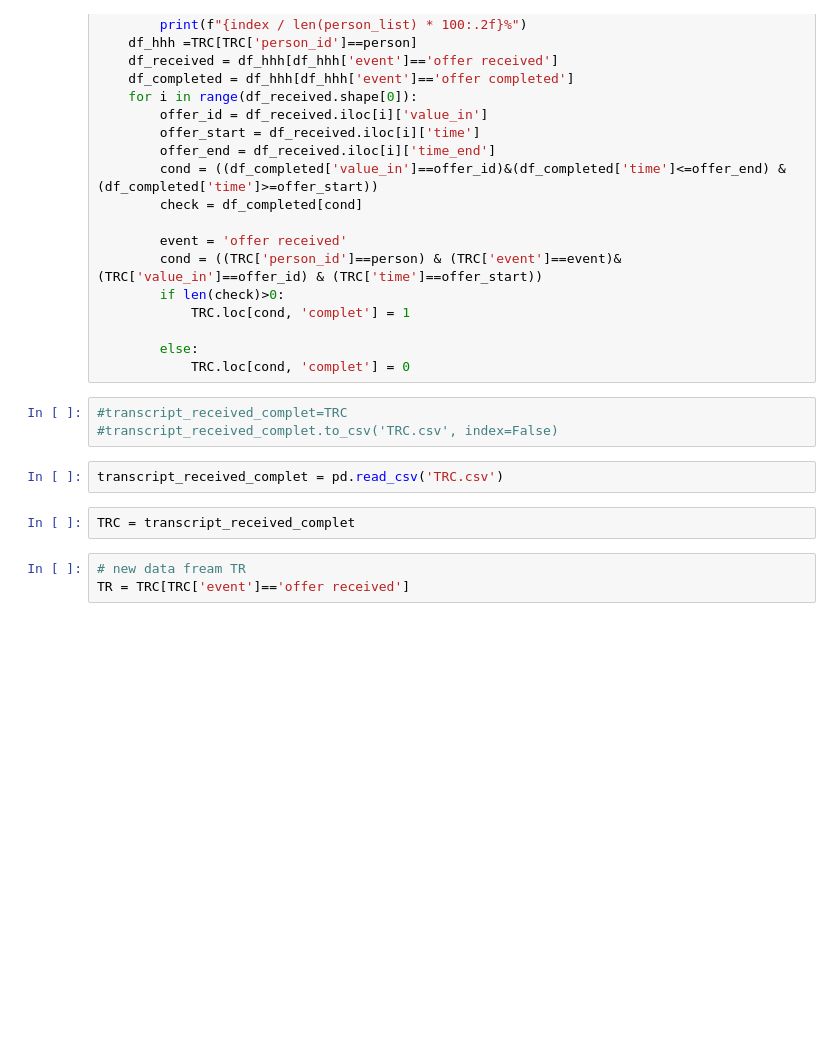
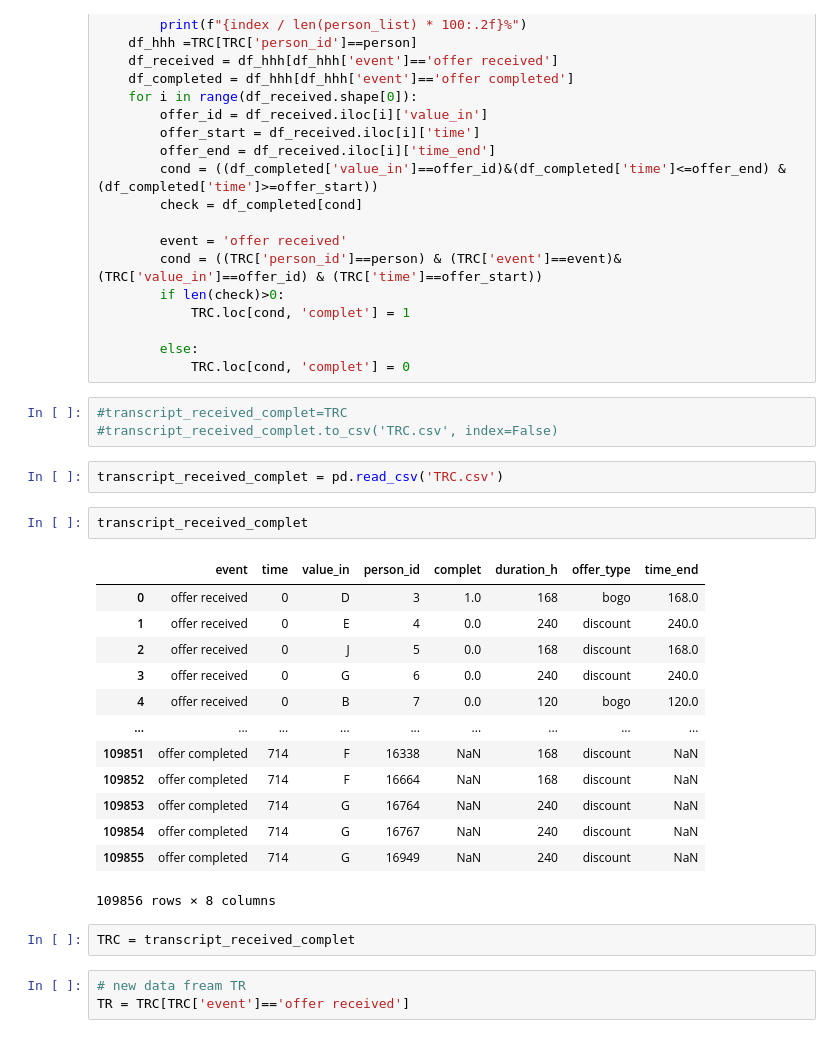
Before and after one commit to omar12oma/Starbucks_Offers, a Jupyter notebook: Starbucks_Capstone_notebook.ipynb, the cells around one changed output. Drawn from its saved outputs; the diff is of its cells as text; blank space fills up the shorter version.

```diff
--- a/Starbucks_Capstone_notebook.ipynb
+++ b/Starbucks_Capstone_notebook.ipynb
@@ -208,6 +219,22 @@ for index, person in enumerate(person_list):
 #transcript_received_complet.to_csv('TRC.csv', index=False)
 # %%
 transcript_received_complet = pd.read_csv('TRC.csv')
+# %%
+transcript_received_complet
+# %% [output]
+|  | event | time | value_in | person_id | complet | duration_h | offer_type | time_end |
+| 0 | offer received | 0 | D | 3 | 1.0 | 168 | bogo | 168.0 |
+| 1 | offer received | 0 | E | 4 | 0.0 | 240 | discount | 240.0 |
+| 2 | offer received | 0 | J | 5 | 0.0 | 168 | discount | 168.0 |
+| 3 | offer received | 0 | G | 6 | 0.0 | 240 | discount | 240.0 |
+| 4 | offer received | 0 | B | 7 | 0.0 | 120 | bogo | 120.0 |
+| ... | ... | ... | ... | ... | ... | ... | ... | ... |
+| 109851 | offer completed | 714 | F | 16338 | NaN | 168 | discount | NaN |
+| 109852 | offer completed | 714 | F | 16664 | NaN | 168 | discount | NaN |
+| 109853 | offer completed | 714 | G | 16764 | NaN | 240 | discount | NaN |
+| 109854 | offer completed | 714 | G | 16767 | NaN | 240 | discount | NaN |
+| 109855 | offer completed | 714 | G | 16949 | NaN | 240 | discount | NaN |
+109856 rows × 8 columns
 # %%
 TRC = transcript_received_complet
 # %%
```
Also changed, not shown: parts of 7 cells of this notebook.
